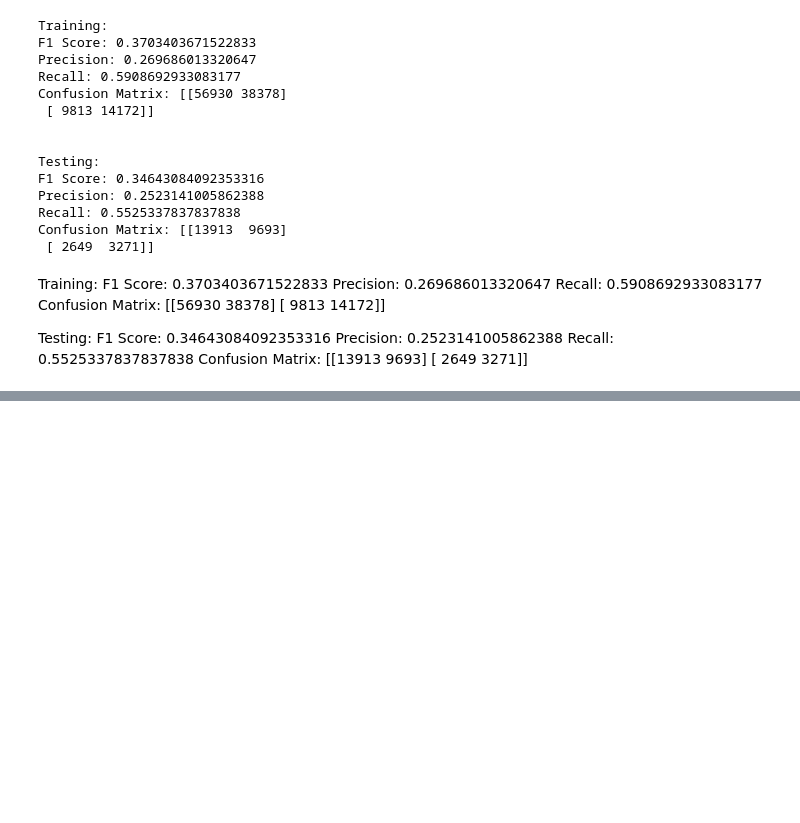
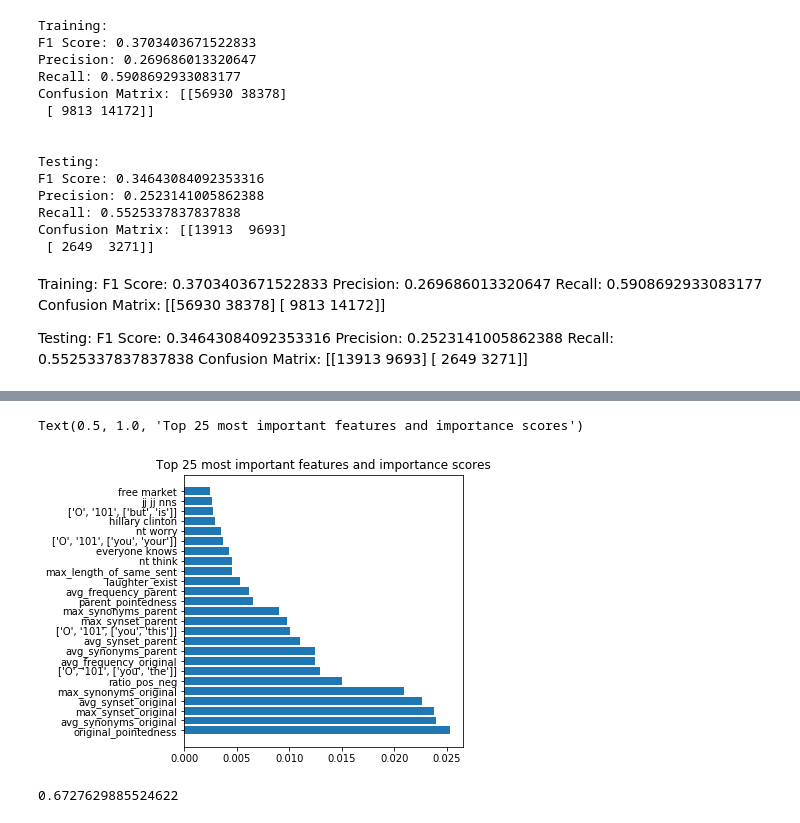
Before and after one commit to ehyoo/CIS-520-Project, a Jupyter notebook: notebooks/Random Forest.ipynb, the cells around one changed output, grey strips where cells are left out. Drawn from its saved outputs; the diff is of its cells as text; code cells hidden in the pictures; blank space fills up the shorter version.

```diff
--- a/notebooks/Random Forest.ipynb
+++ b/notebooks/Random Forest.ipynb
@@ -356,0 +416,23 @@ plt.show()
+# %%
+# also known as...
+feature_names = np.load('../data/features/all_features_arr.npy')
+# %%
+top_25_most_important_indices = [x[1] for x in top_25_most_important]
+# %%
+top_25_most_important_feature_names = []
+for x in top_25_most_important_indices:
+    top_25_most_important_feature_names.append(feature_names[x])
+# %%
+top_25_most_important_feature_names = [str(x) for x in top_25_most_important_feature_names]
+# %%
+# Then plotting the most important things:
+plt.figure(figsize=(5, 5))  # width:20, height:3
+plt.barh(top_25_most_important_feature_names, [x[0] for x in top_25_most_important])
+plt.title('Top 25 most important features and importance scores')
+# %% [output]
+Text(0.5, 1.0, 'Top 25 most important features and importance scores')
+[figure, added]
+# %%
+sklearn.metrics.accuracy_score(y_test, all_predictions_test)
+# %% [output]
+0.6727629885524622
```
Also changed, not shown: parts of 16 cells of this notebook, 13 other files.
